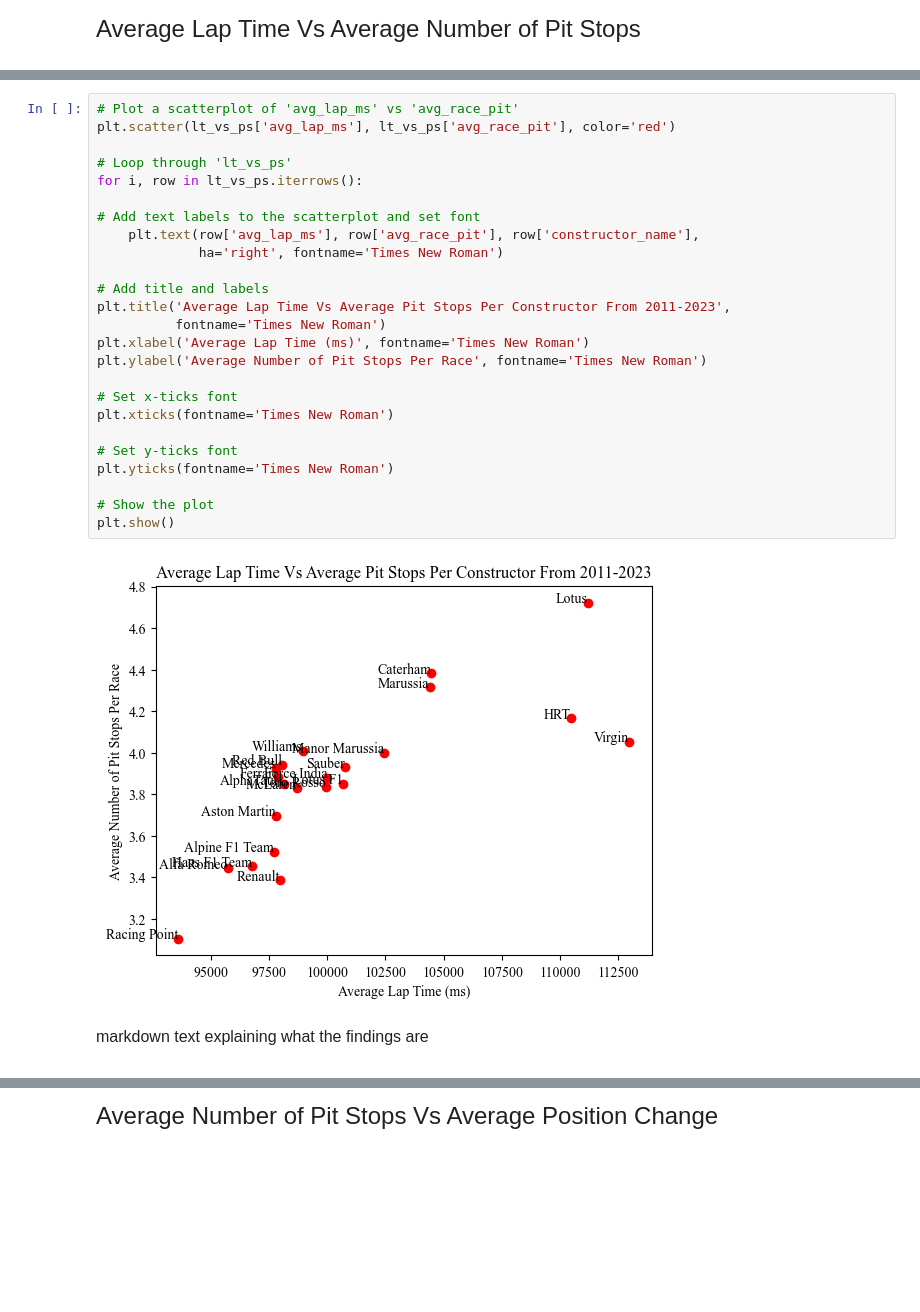
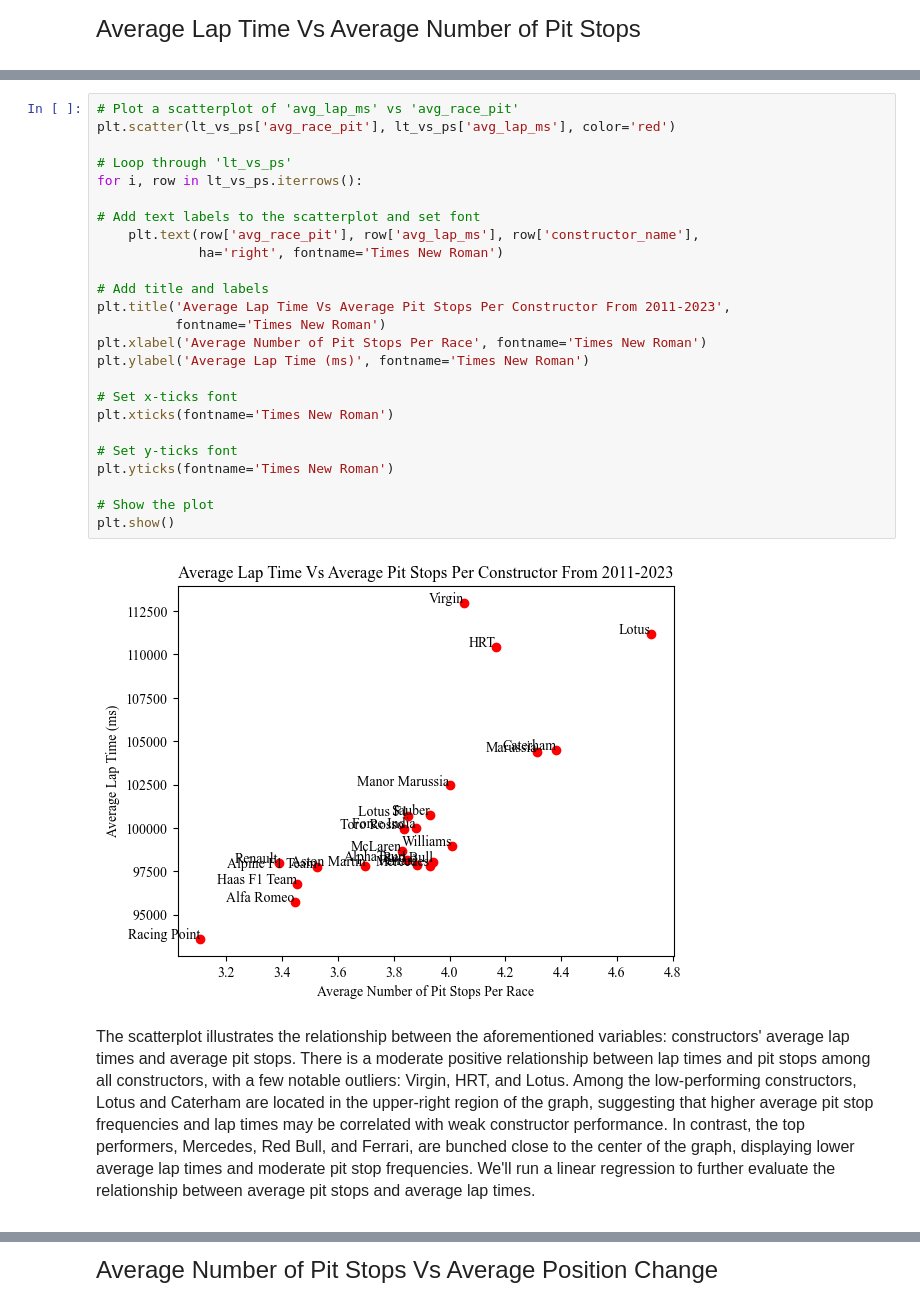
Before and after one commit to joyxqu/qtm151spring2025, a Jupyter notebook: final_project/fp1.ipynb, the cells around one changed output, grey strips where cells are left out. Saved outputs shown, nothing was run; the diff lists cells and outputs as text; blank space fills up the shorter version.

```diff
--- a/final_project/fp1.ipynb
+++ b/final_project/fp1.ipynb
@@ -374,34 +374,34 @@ markdown text explaining what the findings are
 # %%
 # Plot a scatterplot of 'avg_lap_ms' vs 'avg_race_pit'
-plt.scatter(lt_vs_ps['avg_lap_ms'], lt_vs_ps['avg_race_pit'], color='red')
+plt.scatter(lt_vs_ps['avg_race_pit'], lt_vs_ps['avg_lap_ms'], color='red')
 
 # Loop through 'lt_vs_ps'
 for i, row in lt_vs_ps.iterrows():
 
 # Add text labels to the scatterplot and set font
-    plt.text(row['avg_lap_ms'], row['avg_race_pit'], row['constructor_name'],
+    plt.text(row['avg_race_pit'], row['avg_lap_ms'], row['constructor_name'],
              ha='right', fontname='Times New Roman')
 
 # Add title and labels
 plt.title('Average Lap Time Vs Average Pit Stops Per Constructor From 2011-2023',
           fontname='Times New Roman')
-plt.xlabel('Average Lap Time (ms)', fontname='Times New Roman')
-plt.ylabel('Average Number of Pit Stops Per Race', fontname='Times New Roman')
+plt.xlabel('Average Number of Pit Stops Per Race', fontname='Times New Roman')
+plt.ylabel('Average Lap Time (ms)', fontname='Times New Roman')
 
 # Set x-ticks font
 plt.xticks(fontname='Times New Roman')
 
 # Set y-ticks font
 plt.yticks(fontname='Times New Roman')
 
 # Show the plot
 plt.show()
 # %% [output]
-[figure, old version]
+[figure, new version]
-# %% [markdown]
-<font size = "3">
-<span style="font-family:Times New Roman" </span>
-
-markdown text explaining what the findings are
+# %% [markdown]
+<font size = "3">
+<span style="font-family:Times New Roman" </span>
+
+The scatterplot illustrates the relationship between the aforementioned variables: constructors' average lap times and average pit stops. There is a moderate positive relationship between lap times and pit stops among all constructors, with a few notable outliers: Virgin, HRT, and Lotus. Among the low-performing constructors, Lotus and Caterham are located in the upper-right region of the graph, suggesting that higher average pit stop frequencies and lap times may be correlated with weak constructor performance. In contrast, the top performers, Mercedes, Red Bull, and Ferrari, are bunched close to the center of the graph, displaying lower average lap times and moderate pit stop frequencies. We'll run a linear regression to further evaluate the relationship between average pit stops and average lap times.
 # %%
 # Run the 'lap_vs_pit' regression
```
Also changed, not shown: parts of 19 cells of this notebook, 2 other files.
